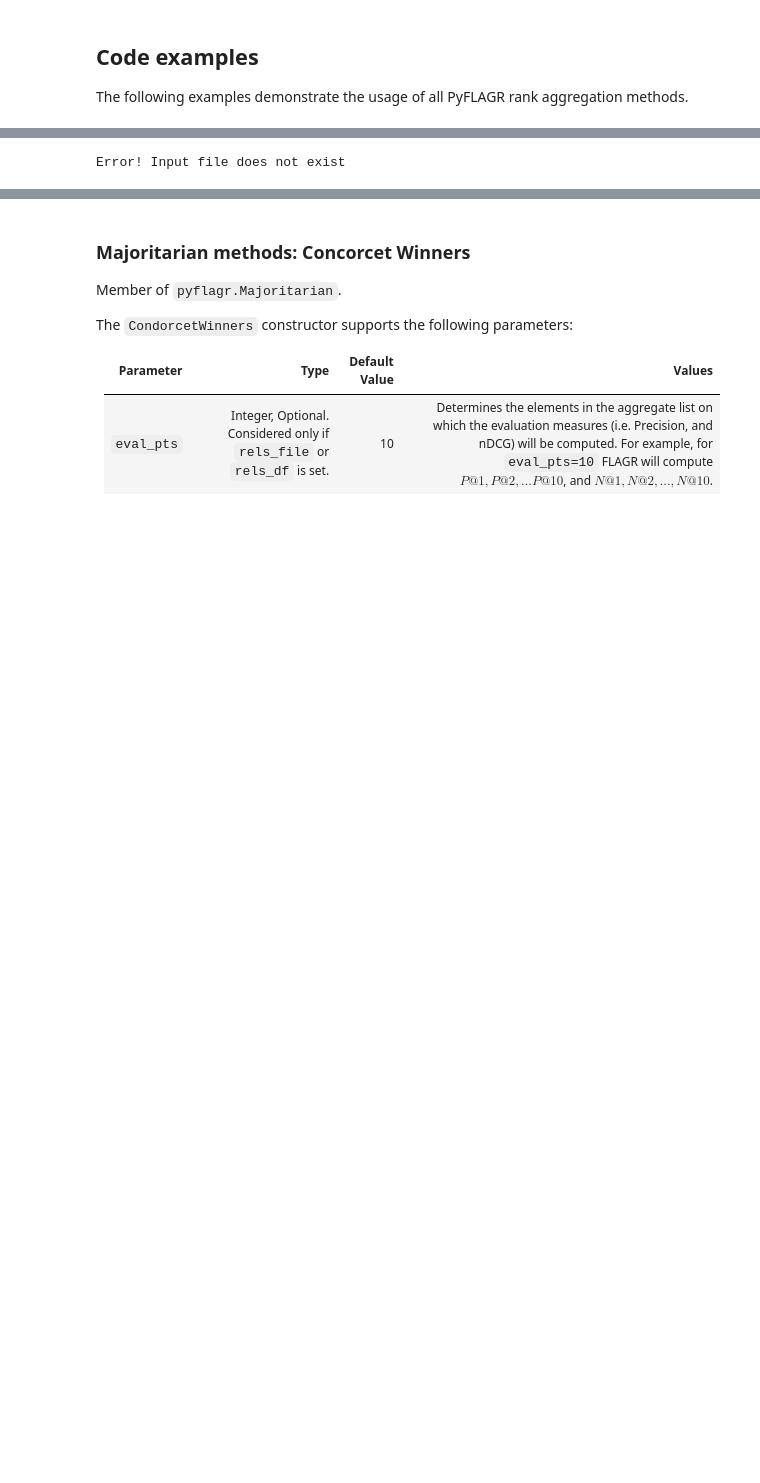
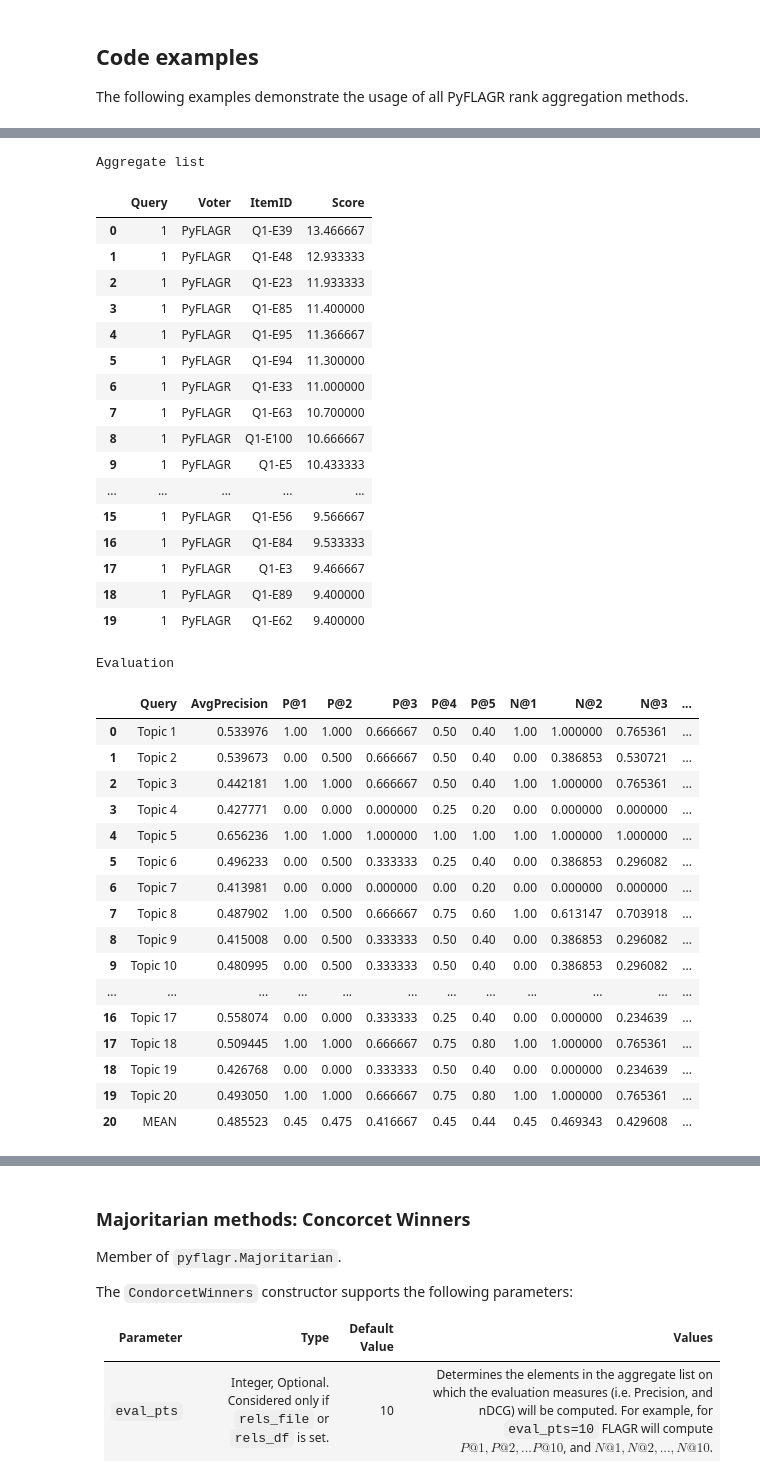
Before and after one commit to lakritidis/FLAGR, a Jupyter notebook: README.ipynb, the cells around one changed output, grey strips where cells are left out. Saved outputs shown, nothing was run; the diff lists cells and outputs as text; code cells hidden in the pictures; blank space fills up the shorter version.

```diff
--- a/README.ipynb
+++ b/README.ipynb
@@ -60,3 +36,16 @@ import pyflagr.Weighted as WGT
+# %%
+# Code snippet for displaying dataframes side by side
+from IPython.display import display_html
+from itertools import chain,cycle
+def display_side_by_side(*args,titles=cycle([''])):
+    html_str=''
+    x = 1
+    for df,title in zip(args, chain(titles,cycle(['</br>'])) ):
+        html_str+='<th style="text-align:center"><td style="vertical-align:top">'
+        html_str+=f'<h2 style="text-align: center;">{title}</h2>'
+        html_str+=df.to_html().replace('table','table style="display:inline"')
+        html_str+='</td></th>'
+    display_html(html_str,raw=True)
 # %% [markdown]
 All PyFLAGR rank aggregation methods include:
 * a standard class constructor: several hyper-parameters of the corresponding algorithm  and other execution arguments can be passed through the constructor. All the constructor inputs have default values, therefore, they are considered optional. This means that all constructors can be called *any* argument at all.
@@ -127,12 +87,47 @@ The `CombSUM` constructor supports the following parameters:
 # %%
-csum = SCORE_BASED.CombSUM(norm='rank')
+csum = Linear.CombSUM(norm='rank', eval_pts=5)
 
 # In this case, rels_file has been specified, so PyFLAGR returns two non-blank dataframes:
 # * df_out contains the aggregate list produced by the selected algorithm
 # * df_eval contains the effectiveness evaluation based on the relevance judgments in the rels_file
-df_out = csum.aggregate(input_file=lists, rels_file=qrels)
+df_out, df_eval = csum.aggregate(input_file=lists, rels_file=qrels)
 
-df_out
+display_side_by_side(df_out.head(20), df_eval, titles=['Aggregate list','Evaluation'])
 # %% [output]
-Error! Input file does not exist
+Aggregate list
+|  | Query | Voter | ItemID | Score |
+| 0 | 1 | PyFLAGR | Q1-E39 | 13.466667 |
+| 1 | 1 | PyFLAGR | Q1-E48 | 12.933333 |
+| 2 | 1 | PyFLAGR | Q1-E23 | 11.933333 |
+| 3 | 1 | PyFLAGR | Q1-E85 | 11.400000 |
+| 4 | 1 | PyFLAGR | Q1-E95 | 11.366667 |
+| 5 | 1 | PyFLAGR | Q1-E94 | 11.300000 |
+| 6 | 1 | PyFLAGR | Q1-E33 | 11.000000 |
+| 7 | 1 | PyFLAGR | Q1-E63 | 10.700000 |
+| 8 | 1 | PyFLAGR | Q1-E100 | 10.666667 |
+| 9 | 1 | PyFLAGR | Q1-E5 | 10.433333 |
+| ... | ... | ... | ... | ... |
+| 15 | 1 | PyFLAGR | Q1-E56 | 9.566667 |
+| 16 | 1 | PyFLAGR | Q1-E84 | 9.533333 |
+| 17 | 1 | PyFLAGR | Q1-E3 | 9.466667 |
+| 18 | 1 | PyFLAGR | Q1-E89 | 9.400000 |
+| 19 | 1 | PyFLAGR | Q1-E62 | 9.400000 |
+Evaluation
+|  | Query | AvgPrecision | P@1 | P@2 | P@3 | P@4 | P@5 | N@1 | N@2 | N@3 | ... |
+| 0 | Topic 1 | 0.533976 | 1.00 | 1.000 | 0.666667 | 0.50 | 0.40 | 1.00 | 1.000000 | 0.765361 | ... |
+| 1 | Topic 2 | 0.539673 | 0.00 | 0.500 | 0.666667 | 0.50 | 0.40 | 0.00 | 0.386853 | 0.530721 | ... |
+| 2 | Topic 3 | 0.442181 | 1.00 | 1.000 | 0.666667 | 0.50 | 0.40 | 1.00 | 1.000000 | 0.765361 | ... |
+| 3 | Topic 4 | 0.427771 | 0.00 | 0.000 | 0.000000 | 0.25 | 0.20 | 0.00 | 0.000000 | 0.000000 | ... |
+| 4 | Topic 5 | 0.656236 | 1.00 | 1.000 | 1.000000 | 1.00 | 1.00 | 1.00 | 1.000000 | 1.000000 | ... |
+| 5 | Topic 6 | 0.496233 | 0.00 | 0.500 | 0.333333 | 0.25 | 0.40 | 0.00 | 0.386853 | 0.296082 | ... |
+| 6 | Topic 7 | 0.413981 | 0.00 | 0.000 | 0.000000 | 0.00 | 0.20 | 0.00 | 0.000000 | 0.000000 | ... |
+| 7 | Topic 8 | 0.487902 | 1.00 | 0.500 | 0.666667 | 0.75 | 0.60 | 1.00 | 0.613147 | 0.703918 | ... |
+| 8 | Topic 9 | 0.415008 | 0.00 | 0.500 | 0.333333 | 0.50 | 0.40 | 0.00 | 0.386853 | 0.296082 | ... |
+| 9 | Topic 10 | 0.480995 | 0.00 | 0.500 | 0.333333 | 0.50 | 0.40 | 0.00 | 0.386853 | 0.296082 | ... |
+| ... | ... | ... | ... | ... | ... | ... | ... | ... | ... | ... | ... |
+| 16 | Topic 17 | 0.558074 | 0.00 | 0.000 | 0.333333 | 0.25 | 0.40 | 0.00 | 0.000000 | 0.234639 | ... |
+| 17 | Topic 18 | 0.509445 | 1.00 | 1.000 | 0.666667 | 0.75 | 0.80 | 1.00 | 1.000000 | 0.765361 | ... |
+| 18 | Topic 19 | 0.426768 | 0.00 | 0.000 | 0.333333 | 0.50 | 0.40 | 0.00 | 0.000000 | 0.234639 | ... |
+| 19 | Topic 20 | 0.493050 | 1.00 | 1.000 | 0.666667 | 0.75 | 0.80 | 1.00 | 1.000000 | 0.765361 | ... |
+| 20 | MEAN | 0.485523 | 0.45 | 0.475 | 0.416667 | 0.45 | 0.44 | 0.45 | 0.469343 | 0.429608 | ... |
 # %%
```
Also changed, not shown: parts of 26 cells of this notebook, 4 other files.
